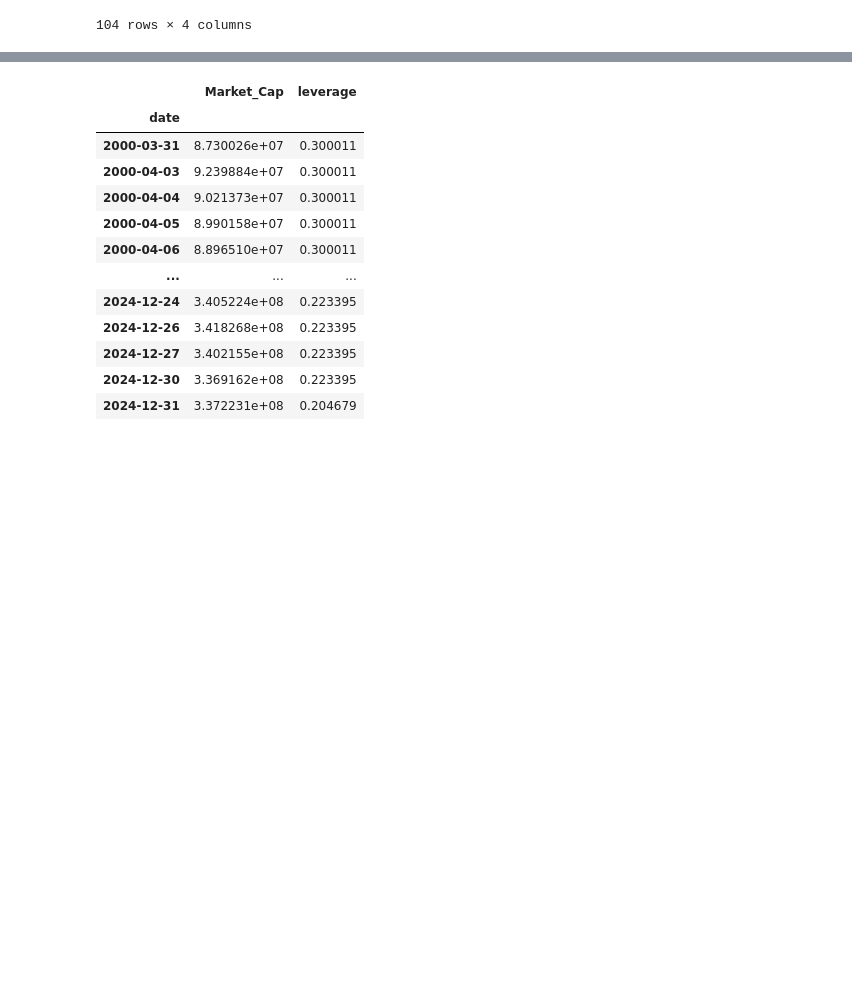
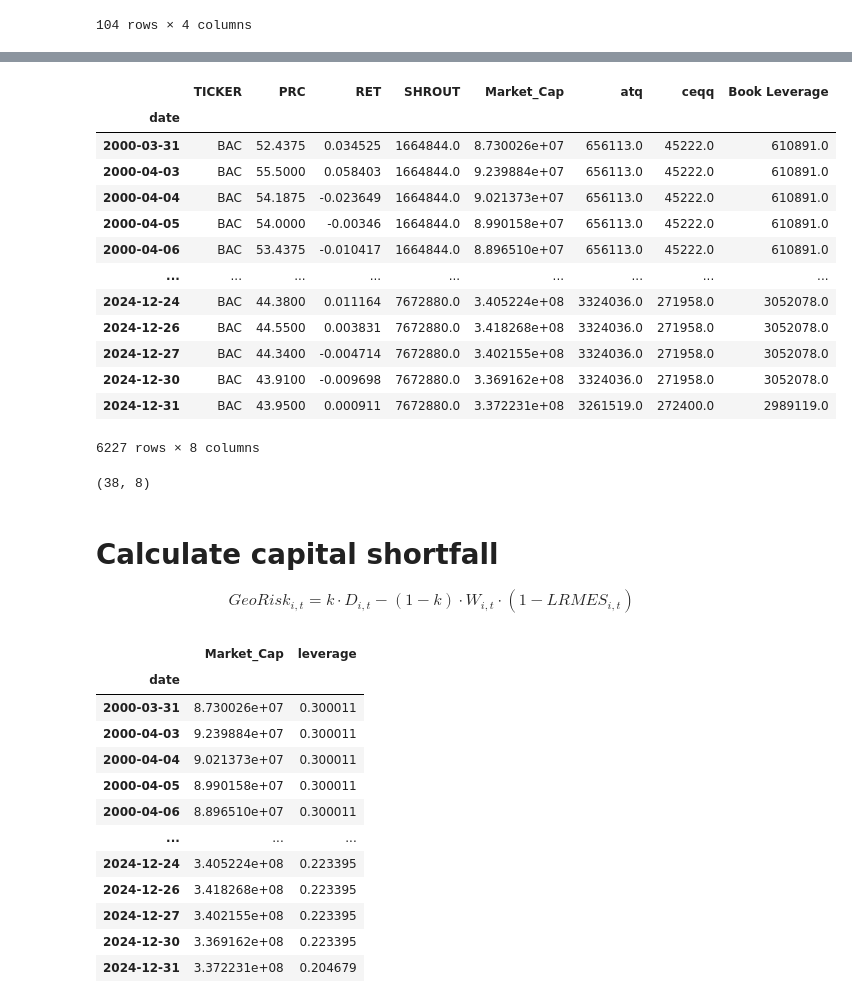
Before and after one commit to andreaskoul/geo_index_dcb, a Jupyter notebook: Geopol factor.ipynb, the cells around one changed output, grey strips where cells are left out. Saved outputs shown, nothing was run; the diff lists cells and outputs as text; code cells hidden in the pictures; blank space fills up the shorter version.

Commit message:
Merged the Bank returns with the books

```diff
--- a/Geopol factor.ipynb
+++ b/Geopol factor.ipynb
@@ -523,3 +589,27 @@ dashboard_dict['BAC']
+# %%
+merged_dict['BAC']
+# %% [output]
+|  | TICKER | PRC | RET | SHROUT | Market_Cap | atq | ceqq | Book Leverage |
+| date |  |  |  |  |  |  |  |  |
+| 2000-03-31 | BAC | 52.4375 | 0.034525 | 1664844.0 | 8.730026e+07 | 656113.0 | 45222.0 | 610891.0 |
+| 2000-04-03 | BAC | 55.5000 | 0.058403 | 1664844.0 | 9.239884e+07 | 656113.0 | 45222.0 | 610891.0 |
+| 2000-04-04 | BAC | 54.1875 | -0.023649 | 1664844.0 | 9.021373e+07 | 656113.0 | 45222.0 | 610891.0 |
+| 2000-04-05 | BAC | 54.0000 | -0.00346 | 1664844.0 | 8.990158e+07 | 656113.0 | 45222.0 | 610891.0 |
+| 2000-04-06 | BAC | 53.4375 | -0.010417 | 1664844.0 | 8.896510e+07 | 656113.0 | 45222.0 | 610891.0 |
+| ... | ... | ... | ... | ... | ... | ... | ... | ... |
+| 2024-12-24 | BAC | 44.3800 | 0.011164 | 7672880.0 | 3.405224e+08 | 3324036.0 | 271958.0 | 3052078.0 |
+| 2024-12-26 | BAC | 44.5500 | 0.003831 | 7672880.0 | 3.418268e+08 | 3324036.0 | 271958.0 | 3052078.0 |
+| 2024-12-27 | BAC | 44.3400 | -0.004714 | 7672880.0 | 3.402155e+08 | 3324036.0 | 271958.0 | 3052078.0 |
+| 2024-12-30 | BAC | 43.9100 | -0.009698 | 7672880.0 | 3.369162e+08 | 3324036.0 | 271958.0 | 3052078.0 |
+| 2024-12-31 | BAC | 43.9500 | 0.000911 | 7672880.0 | 3.372231e+08 | 3261519.0 | 272400.0 | 2989119.0 |
+6227 rows × 8 columns
+# %%
+merged_dict['MFLR'].shape
+# %% [output]
+(38, 8)
+# %% [markdown]
+# Calculate capital shortfall
+$$GeoRisk_{i,t} = k \cdot D_{i,t} - (1-k) \cdot W_{i,t} \cdot (1 - LRMES_{i,t})$$
 # %%
 
 df_clean_dict = {
```
Also changed, not shown: parts of 4 cells of this notebook.
